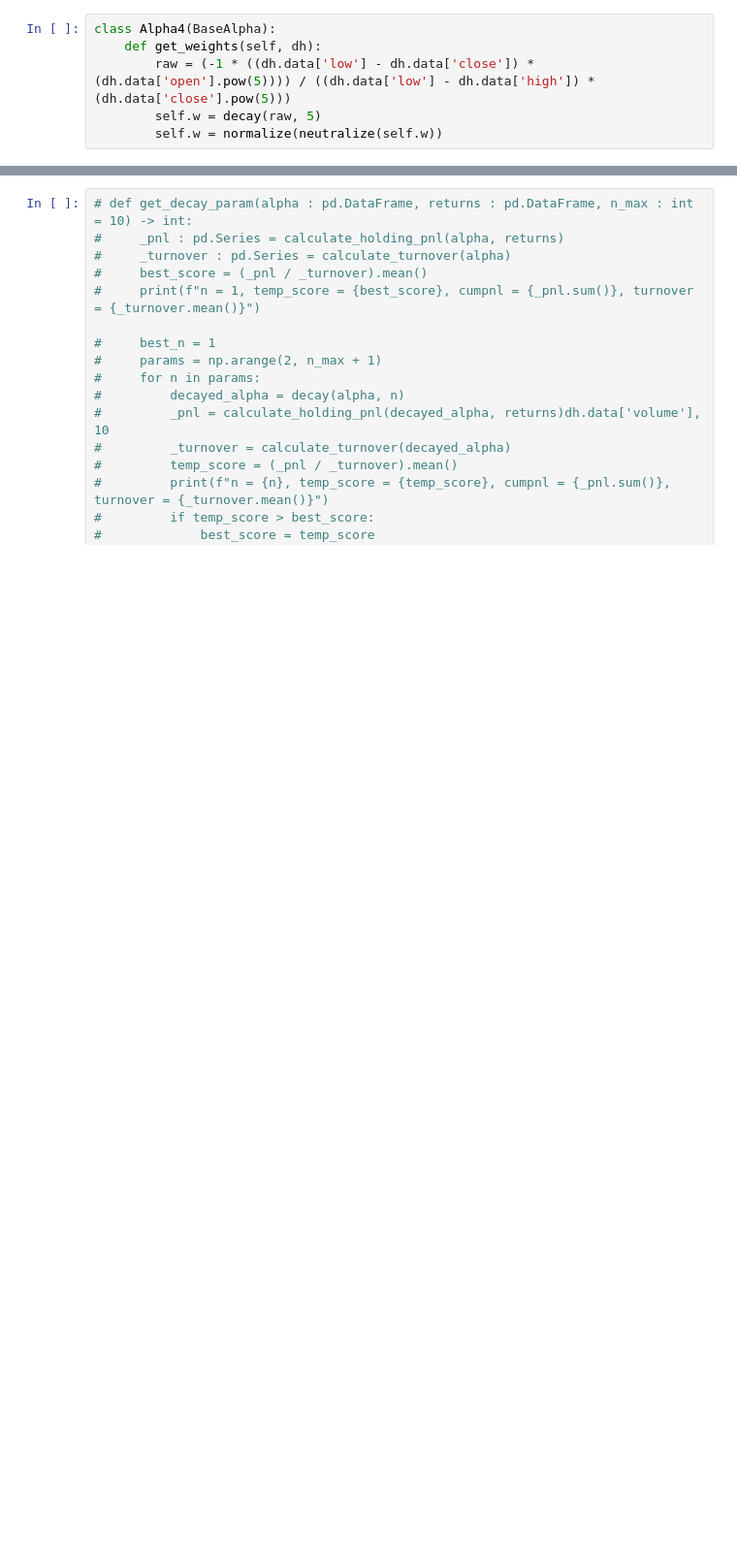
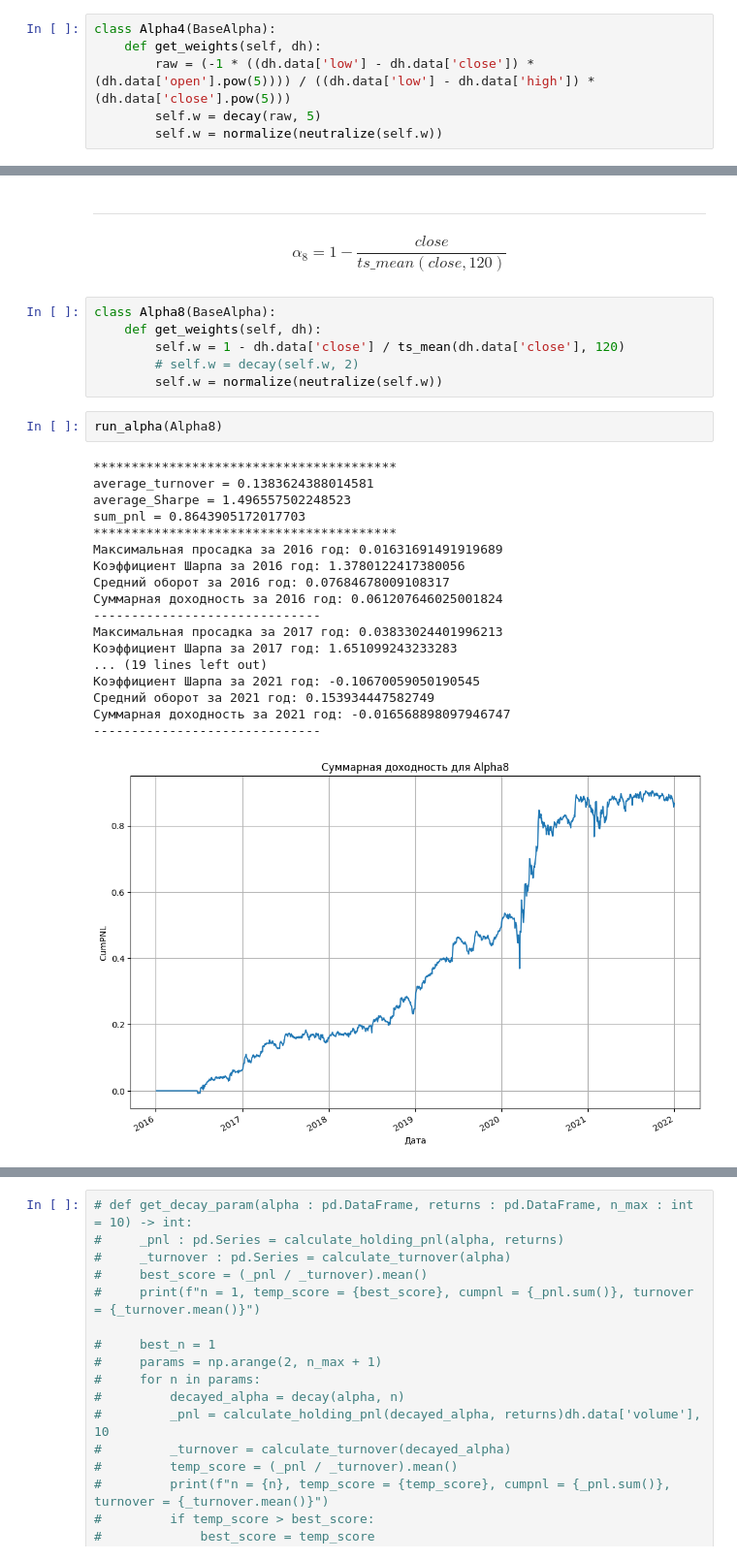
Before and after one commit to rkuznetc/algo-trading-strategies, a Jupyter notebook: labs/lab2.ipynb, the cells around one changed output, grey strips where cells are left out. Shown at 97% size. Saved outputs shown, nothing was run; the diff lists cells and outputs as text; blank space fills up the shorter version.

```diff
--- a/labs/lab2.ipynb
+++ b/labs/lab2.ipynb
@@ -197,0 +262,30 @@ compare_alphas(rtrns)
+# %% [markdown]
+***
+$$ \alpha_{8} = 1 - \frac{close}{ts\_mean(close, 120)}$$
+# %%
+class Alpha8(BaseAlpha):
+    def get_weights(self, dh):
+        self.w = 1 - dh.data['close'] / ts_mean(dh.data['close'], 120)
+        # self.w = decay(self.w, 2)
+        self.w = normalize(neutralize(self.w))
+# %%
+run_alpha(Alpha8)
+# %% [output]
+****************************************
+average_turnover = 0.1383624388014581
+average_Sharpe = 1.496557502248523
+sum_pnl = 0.8643905172017703
+****************************************
+Максимальная просадка за 2016 год: 0.01631691491919689
+Коэффициент Шарпа за 2016 год: 1.3780122417380056
+Средний оборот за 2016 год: 0.07684678009108317
+Суммарная доходность за 2016 год: 0.061207646025001824
+------------------------------
+Максимальная просадка за 2017 год: 0.03833024401996213
+Коэффициент Шарпа за 2017 год: 1.651099243233283
+... (19 lines left out)
+Коэффициент Шарпа за 2021 год: -0.10670059050190545
+Средний оборот за 2021 год: 0.153934447582749
+Суммарная доходность за 2021 год: -0.016568898097946747
+------------------------------
+[figure, added]
```
Also changed, not shown: parts of 24 cells of this notebook.
